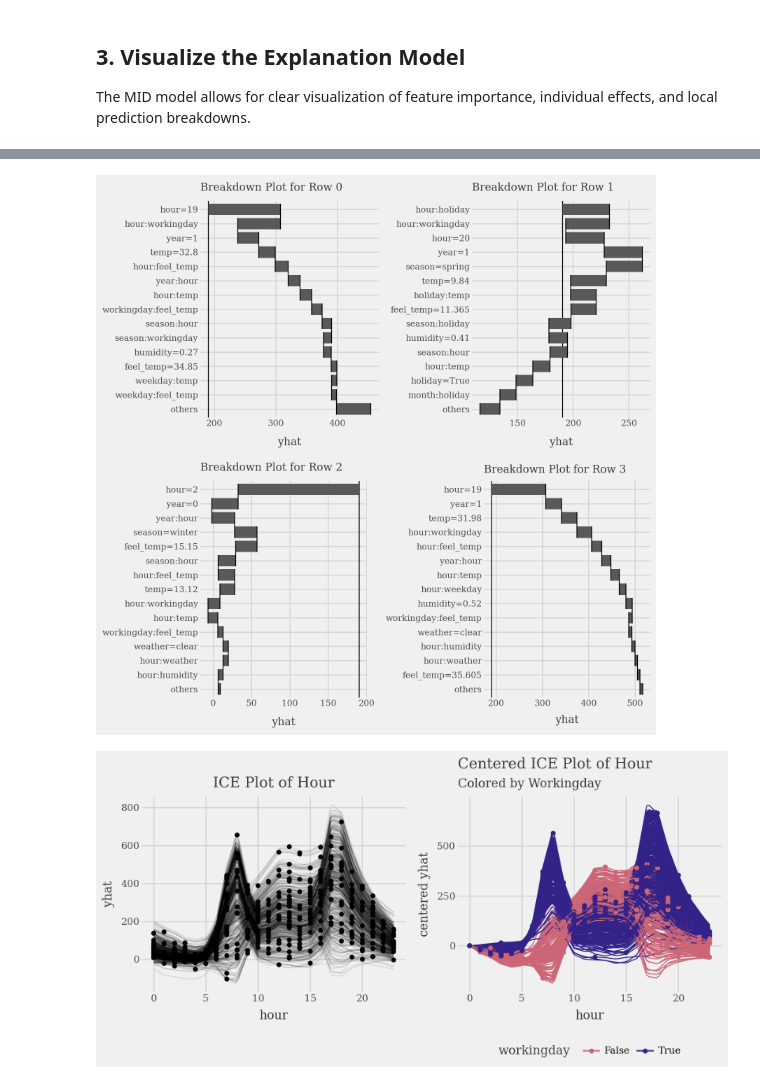
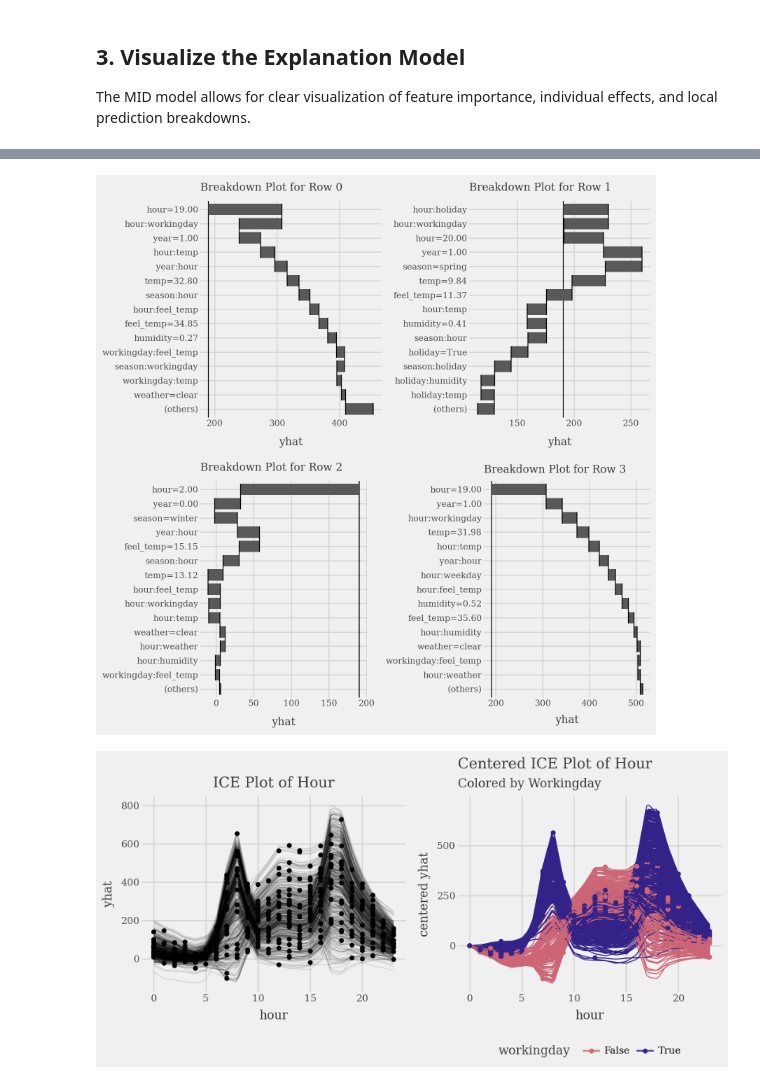
Before and after one commit to ryo-asashi/midlearn, a Jupyter notebook: docs/source/quick-start.ipynb, the cells around one changed output, grey strips where cells are left out. Saved outputs shown, nothing was run; the diff lists cells and outputs as text; code cells hidden in the pictures.

```diff
--- a/docs/source/quick-start.ipynb
+++ b/docs/source/quick-start.ipynb
@@ -153,20 +158,20 @@ display((p1 | p2) & p9.theme(figure_size=(8, 4), legend_position="bottom"))
 # %%
 # Plot prediction breakdowns for the first three test samples (Local Interpretability)
 plots = list()
 for i in range(4):
     p = (
-        explainer.breakdown(row=i, data=X_test).plot() +
+        explainer.breakdown(row=i, data=X_test).plot(format_args = {'digits': 2}) +
         p9.labs(subtitle=f"Breakdown Plot for Row {i}")
     )
     plots.append(p)
 
 p1 = (
     (plots[0] | plots[1]) /
     (plots[2] | plots[3])
 )
 display(p1 + p9.theme(figure_size=(8, 8)))
 # %% [output]
-[figure, old version]
+[figure, new version]
 # %%
 # Plot individual conditional expectations (ICE) with color encoding
 ice = explainer.conditional(
```
Also changed, not shown: parts of 4 cells of this notebook, 5 other files.
